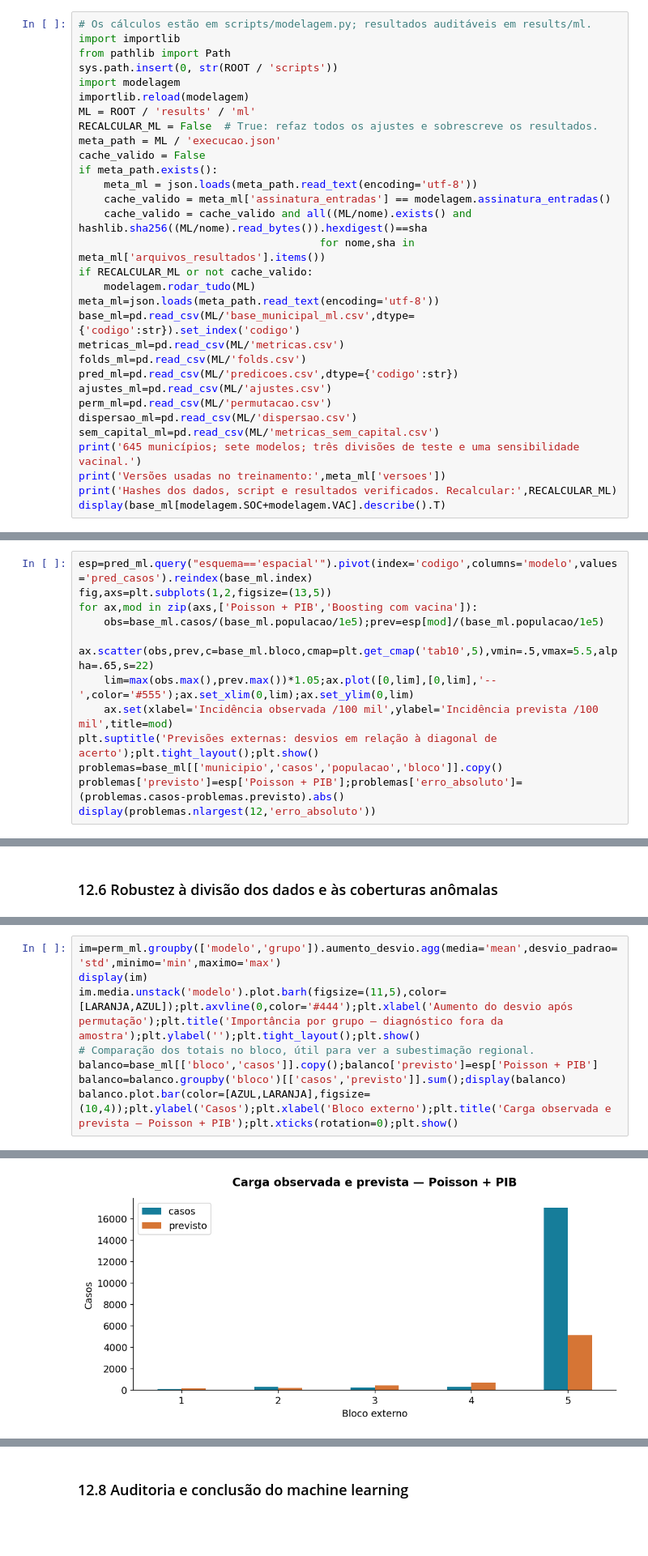
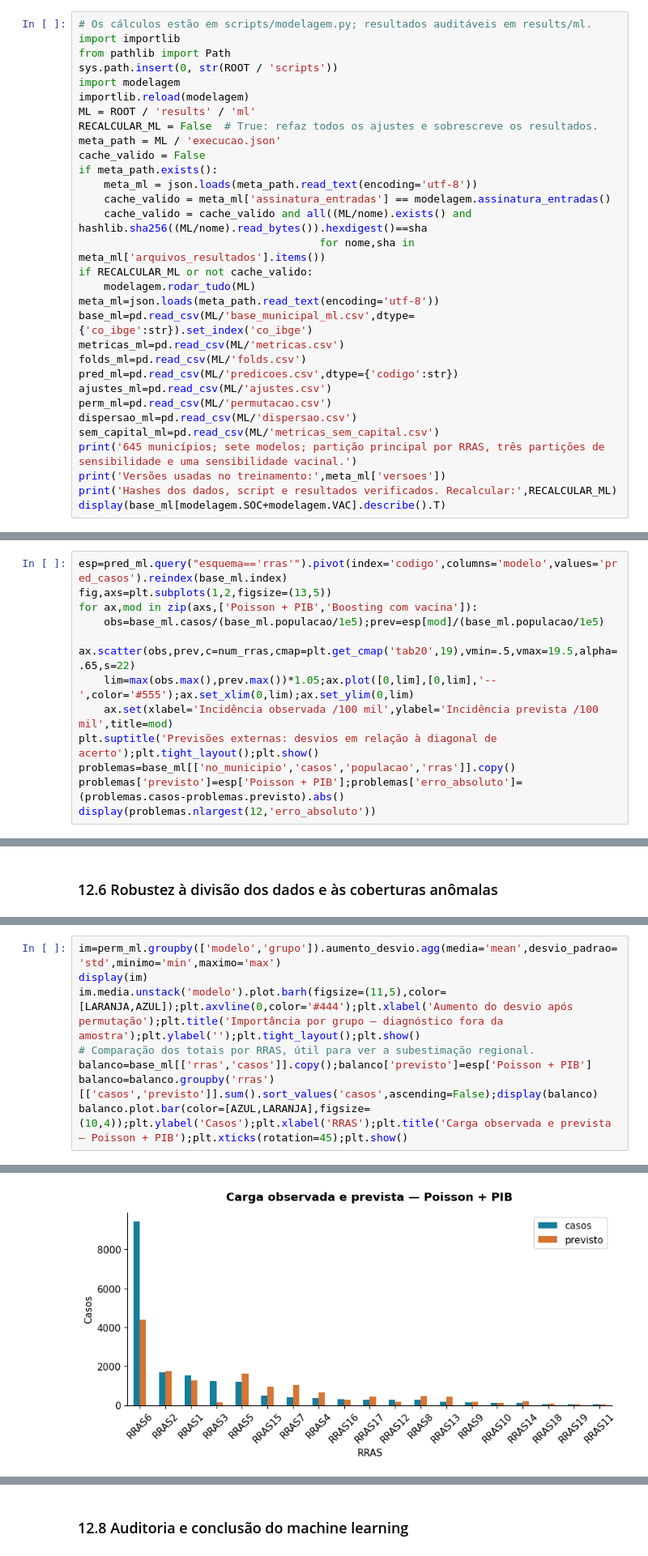
Before and after one commit to erwan-dlt/sao-paulo-sarampo, a Jupyter notebook: sarampo_sp_2019.ipynb, the cells around one changed output, grey strips where cells are left out. Shown at 81% size. Saved outputs shown, nothing was run; the diff lists cells and outputs as text; blank space fills up the shorter version.

Commit message:
Atualiza o notebook com a base integrada e as seções 14 a 19.

```diff
--- a/sarampo_sp_2019.ipynb
+++ b/sarampo_sp_2019.ipynb
@@ -746,7 +776,7 @@ if meta_path.exists():
 if RECALCULAR_ML or not cache_valido:
     modelagem.rodar_tudo(ML)
 meta_ml=json.loads(meta_path.read_text(encoding='utf-8'))
-base_ml=pd.read_csv(ML/'base_municipal_ml.csv',dtype={'codigo':str}).set_index('codigo')
+base_ml=pd.read_csv(ML/'base_municipal_ml.csv',dtype={'co_ibge':str}).set_index('co_ibge')
 metricas_ml=pd.read_csv(ML/'metricas.csv')
 folds_ml=pd.read_csv(ML/'folds.csv')
 pred_ml=pd.read_csv(ML/'predicoes.csv',dtype={'codigo':str})
@@ -754,7 +784,7 @@ ajustes_ml=pd.read_csv(ML/'ajustes.csv')
 perm_ml=pd.read_csv(ML/'permutacao.csv')
 dispersao_ml=pd.read_csv(ML/'dispersao.csv')
 sem_capital_ml=pd.read_csv(ML/'metricas_sem_capital.csv')
-print('645 municípios; sete modelos; três divisões de teste e uma sensibilidade vacinal.')
+print('645 municípios; sete modelos; partição principal por RRAS, três partições de sensibilidade e uma sensibilidade vacinal.')
 print('Versões usadas no treinamento:',meta_ml['versoes'])
 print('Hashes dos dados, script e resultados verificados. Recalcular:',RECALCULAR_ML)
 display(base_ml[modelagem.SOC+modelagem.VAC].describe().T)
@@ -862,13 +917,13 @@ Seu **R² de incidência é apenas 0,085**, e a soma das previsões representa a
 # %%
-esp=pred_ml.query("esquema=='espacial'").pivot(index='codigo',columns='modelo',values='pred_casos').reindex(base_ml.index)
+esp=pred_ml.query("esquema=='rras'").pivot(index='codigo',columns='modelo',values='pred_casos').reindex(base_ml.index)
 fig,axs=plt.subplots(1,2,figsize=(13,5))
 for ax,mod in zip(axs,['Poisson + PIB','Boosting com vacina']):
     obs=base_ml.casos/(base_ml.populacao/1e5);prev=esp[mod]/(base_ml.populacao/1e5)
-    ax.scatter(obs,prev,c=base_ml.bloco,cmap=plt.get_cmap('tab10',5),vmin=.5,vmax=5.5,alpha=.65,s=22)
+    ax.scatter(obs,prev,c=num_rras,cmap=plt.get_cmap('tab20',19),vmin=.5,vmax=19.5,alpha=.65,s=22)
     lim=max(obs.max(),prev.max())*1.05;ax.plot([0,lim],[0,lim],'--',color='#555');ax.set_xlim(0,lim);ax.set_ylim(0,lim)
     ax.set(xlabel='Incidência observada /100 mil',ylabel='Incidência prevista /100 mil',title=mod)
 plt.suptitle('Previsões externas: desvios em relação à diagonal de acerto');plt.tight_layout();plt.show()
-problemas=base_ml[['municipio','casos','populacao','bloco']].copy()
+problemas=base_ml[['no_municipio','casos','populacao','rras']].copy()
 problemas['previsto']=esp['Poisson + PIB'];problemas['erro_absoluto']=(problemas.casos-problemas.previsto).abs()
 display(problemas.nlargest(12,'erro_absoluto'))
 # %% [output]
@@ -965,10 +1024,10 @@ A importância de uma variável em um modelo de desempenho baixo não demonstra
 im=perm_ml.groupby(['modelo','grupo']).aumento_desvio.agg(media='mean',desvio_padrao='std',minimo='min',maximo='max')
 display(im)
 im.media.unstack('modelo').plot.barh(figsize=(11,5),color=[LARANJA,AZUL]);plt.axvline(0,color='#444');plt.xlabel('Aumento do desvio após permutação');plt.title('Importância por grupo — diagnóstico fora da amostra');plt.ylabel('');plt.tight_layout();plt.show()
-# Comparação dos totais no bloco, útil para ver a subestimação regional.
-balanco=base_ml[['bloco','casos']].copy();balanco['previsto']=esp['Poisson + PIB']
-balanco=balanco.groupby('bloco')[['casos','previsto']].sum();display(balanco)
-balanco.plot.bar(color=[AZUL,LARANJA],figsize=(10,4));plt.ylabel('Casos');plt.xlabel('Bloco externo');plt.title('Carga observada e prevista — Poisson + PIB');plt.xticks(rotation=0);plt.show()
+# Comparação dos totais por RRAS, útil para ver a subestimação regional.
+balanco=base_ml[['rras','casos']].copy();balanco['previsto']=esp['Poisson + PIB']
+balanco=balanco.groupby('rras')[['casos','previsto']].sum().sort_values('casos',ascending=False);display(balanco)
+balanco.plot.bar(color=[AZUL,LARANJA],figsize=(10,4));plt.ylabel('Casos');plt.xlabel('RRAS');plt.title('Carga observada e prevista — Poisson + PIB');plt.xticks(rotation=45);plt.show()
 # %% [output]
 |  |  | media | desvio_padrao | minimo | maximo |
 | modelo | grupo |  |  |  |  |
@@ -991,2 +1061,2 @@ balanco.plot.bar(color=[AZUL,LARANJA],figsize=(10,4));plt.ylabel('Casos');plt.xl
-[figure, old version]
+[figure, new version]
 # %% [markdown]
```
Also changed, not shown: parts of 87 cells of this notebook.
